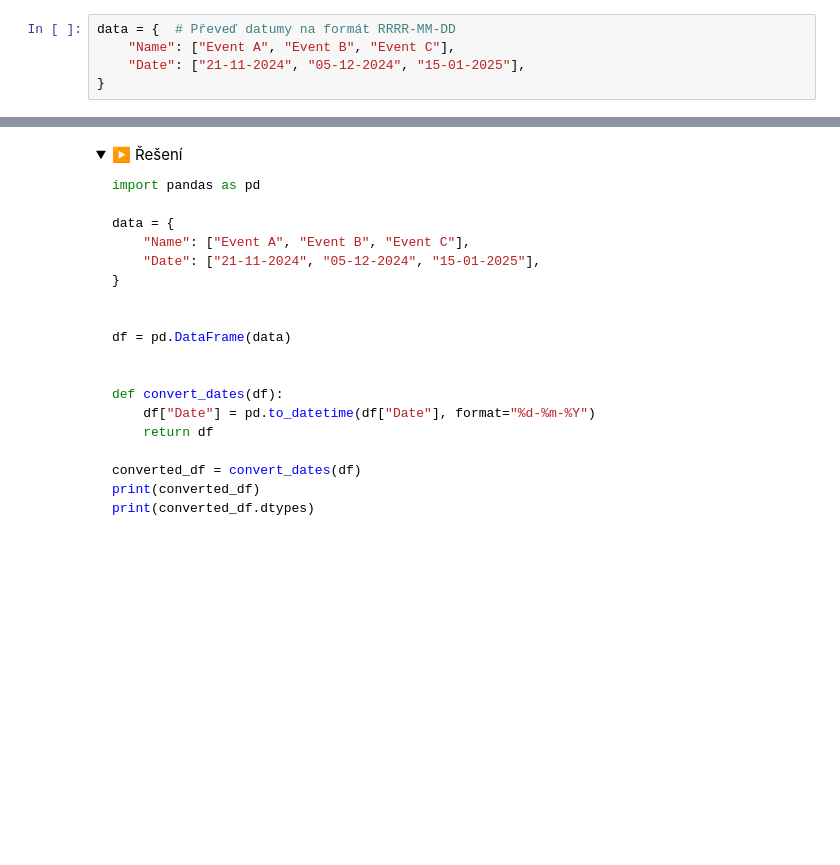
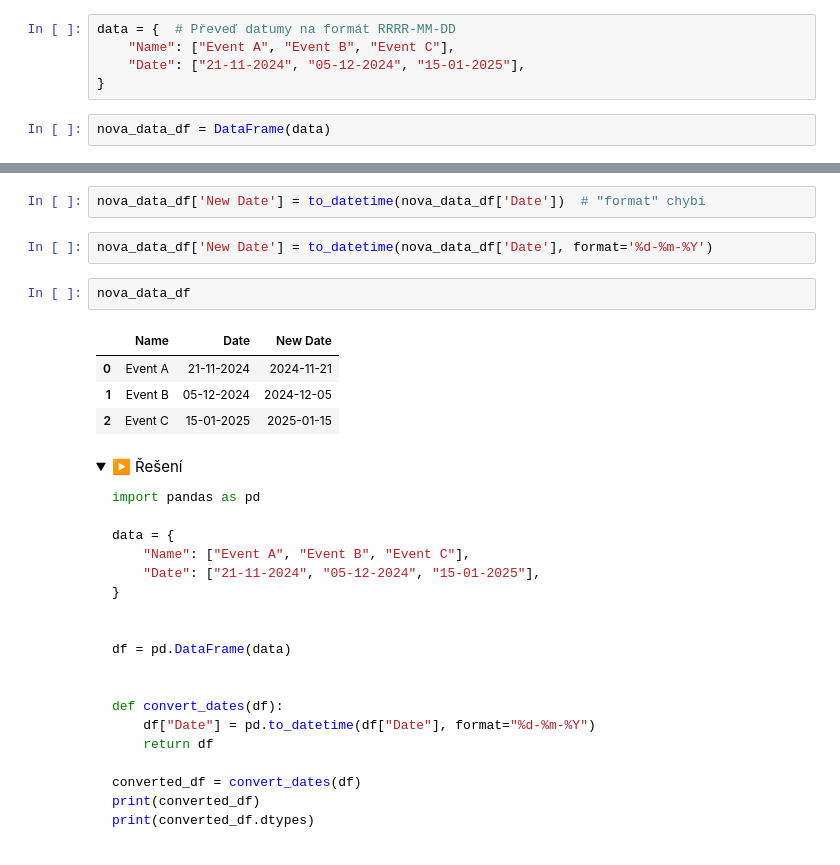
Before and after one commit to Bralor/python-data-2024, a Jupyter notebook: shared/notebooks/lesson04.ipynb, the cells around one changed output, grey strips where cells are left out. Saved outputs shown, nothing was run; the diff lists cells and outputs as text; folded sections open; blank space fills up the shorter version.

```diff
--- a/shared/notebooks/lesson04.ipynb
+++ b/shared/notebooks/lesson04.ipynb
@@ -304,3 +406,5 @@ data = {  # Převeď datumy na formát RRRR-MM-DD
     "Name": ["Event A", "Event B", "Event C"],
     "Date": ["21-11-2024", "05-12-2024", "15-01-2025"],
 }
+# %%
+nova_data_df = DataFrame(data)
@@ -307,3 +418,14 @@ data = {  # Převeď datumy na formát RRRR-MM-DD
+# %%
+nova_data_df['New Date'] = to_datetime(nova_data_df['Date'])  # "format" chybí
+# %%
+nova_data_df['New Date'] = to_datetime(nova_data_df['Date'], format='%d-%m-%Y')
+# %%
+nova_data_df
+# %% [output]
+|  | Name | Date | New Date |
+| 0 | Event A | 21-11-2024 | 2024-11-21 |
+| 1 | Event B | 05-12-2024 | 2024-12-05 |
+| 2 | Event C | 15-01-2025 | 2025-01-15 |
 # %% [markdown]
 <details>
     <summary>▶️ Řešení</summary>
```
Also changed, not shown: parts of 54 cells of this notebook.
